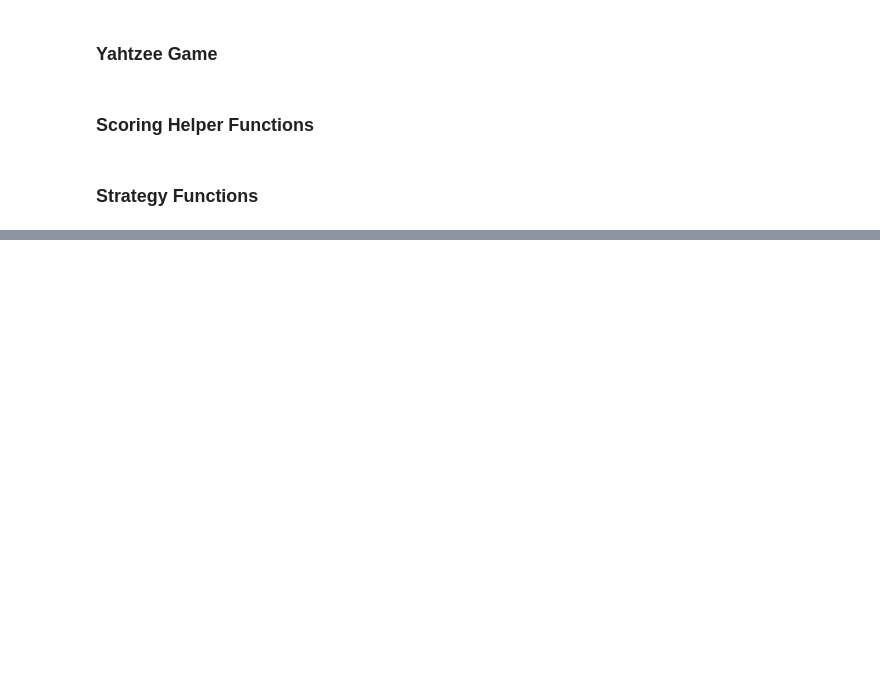
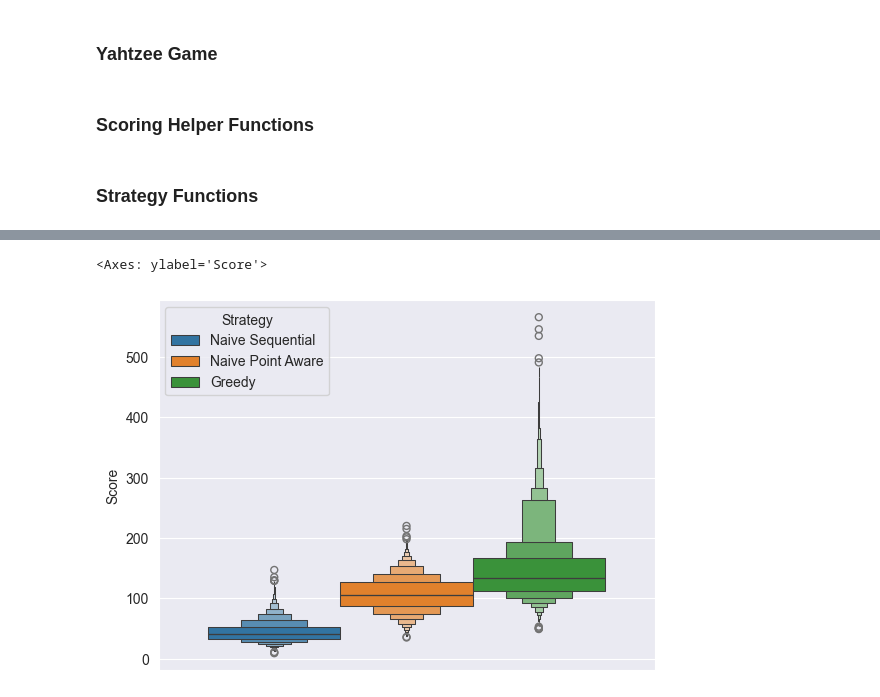
Before and after one commit to sejaldua/yahtzee-simulation, a Jupyter notebook: yahtzee.ipynb, the cells around one changed output, grey strips where cells are left out. Saved outputs shown, nothing was run; the diff lists cells and outputs as text; code cells hidden in the pictures; blank space fills up the shorter version.

```diff
--- a/yahtzee.ipynb
+++ b/yahtzee.ipynb
@@ -138,6 +211,18 @@ def choose_available_category_naive(card):
     if value is None:
       return category
   return None
+
+def keep_highest_mode(dice, verbose=False):
+    """Keep the dice with the highest mode, update the rest to random values."""
+    counts = Counter(dice)
+    highest_mode = max(counts.values())
+    kept_dice = [num for num in dice if counts[num] == highest_mode and highest_mode > 1]
+    dice_to_reroll = 5 - len(kept_dice)
+    new_dice = [np.random.randint(1, 7) for i in range(dice_to_reroll)]
+    dice = [*kept_dice, *new_dice]
+    if verbose:
+        print('Keepers:', kept_dice, 'New:', new_dice)
+    return dice
 # %% [markdown]
 ### Strategy Functions
 # %%
@@ -452,0 +398,14 @@ print(scores)
+# %%
+def test_strategy(strat):
+    """
+    Run one instance of a Yahtzee game simulation given a strategy function. Report the score and how many Yahtzees were scored.
+    """
+
+    # Create a Yahtzee card object
+    card = Yahtzee()
+
+    # Run the simple strategy on the card
+    strat(card)
+
+    # Return total Yahtzee score and number of Yahtzees scored
+    return card.get_total_score(), card.yahtzees
@@ -452,0 +416,15 @@ print(scores)
+# %%
+N = 10000
+data = []
+strat_func_dict = {
+    'Naive Sequential': naive_sequential_strategy,
+    'Naive Point Aware': naive_point_aware_strategy,
+    'Greedy': greedy_strategy
+}
+for i in tqdm(range(N)):
+    for strat in ['Naive Sequential', 'Naive Point Aware', 'Greedy']:
+        score, num_yahtzees = test_strategy(strat_func_dict[strat])
+        data.append([strat, score, num_yahtzees])
+
+df = pd.DataFrame(data, columns=['Strategy', 'Score', 'Num Yahtzees'])
+df
@@ -452,0 +445,7 @@ print(scores)
+# %%
+import seaborn as sns
+sns.set_style('darkgrid')
+sns.boxenplot(data=df, y='Score', hue='Strategy')
+# %% [output]
+<Axes: ylabel='Score'>
+[figure, added]
```
Also changed, not shown: parts of 21 cells of this notebook.
